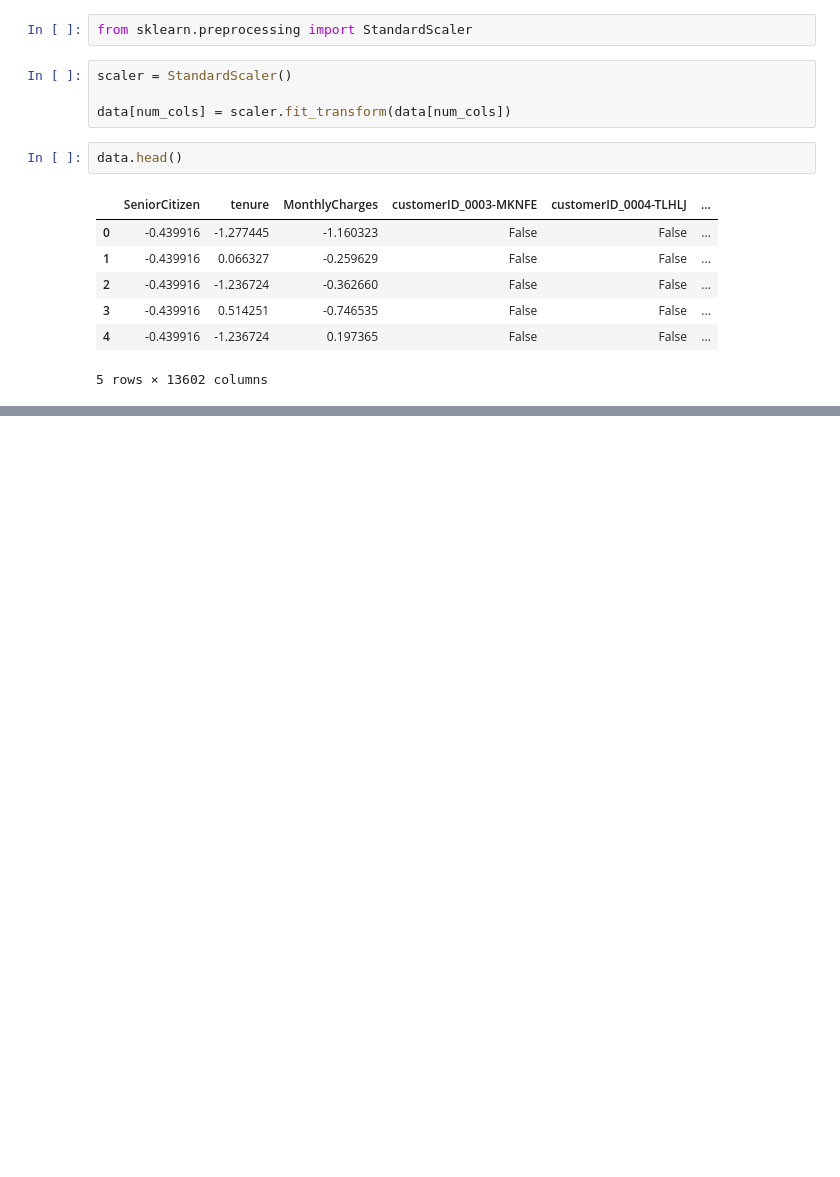
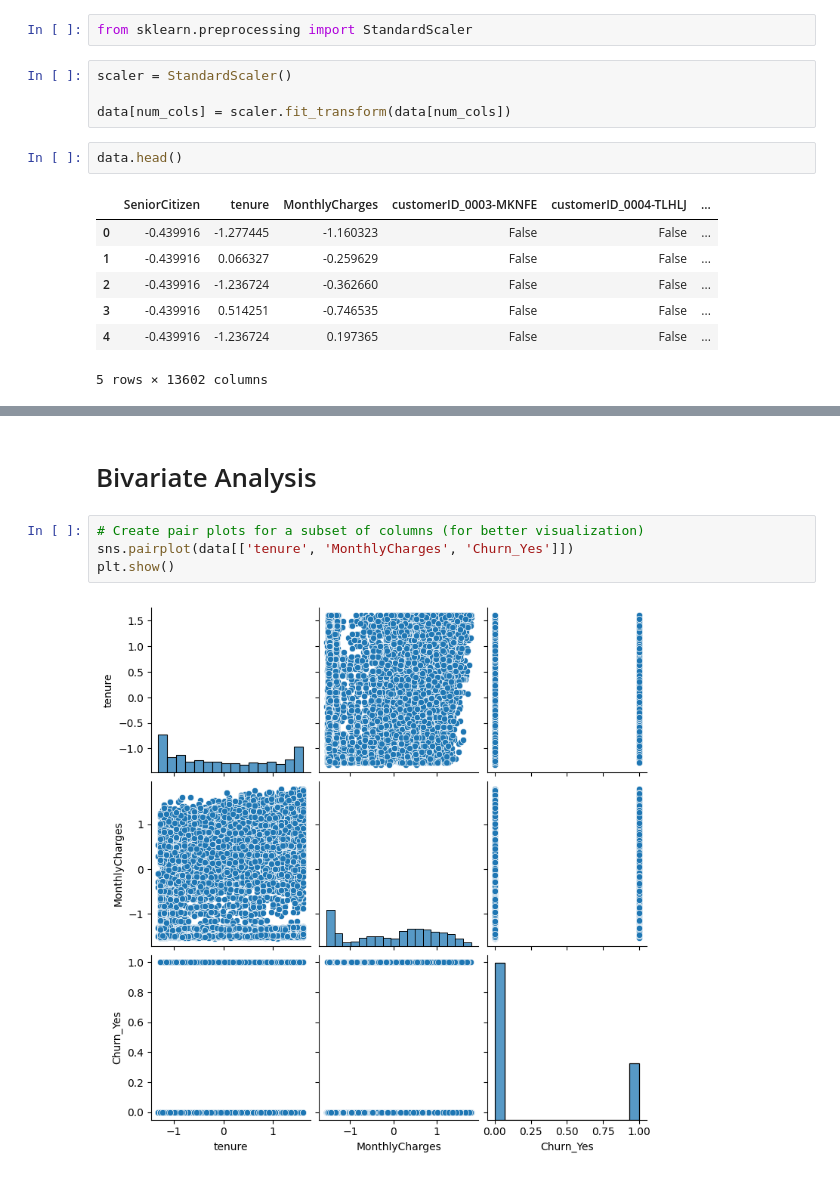
Before and after one commit to naqiK307/Telco-Customer-Churn-Analysis, a Jupyter notebook: Churn_Analysis.ipynb, the cells around one changed output, grey strips where cells are left out. Drawn from its saved outputs; the diff is of its cells as text; blank space fills up the shorter version.

```diff
--- a/Churn_Analysis.ipynb
+++ b/Churn_Analysis.ipynb
@@ -116,0 +129,8 @@ data.head()
+# %% [markdown]
+# Bivariate Analysis
+# %%
+# Create pair plots for a subset of columns (for better visualization)
+sns.pairplot(data[['tenure', 'MonthlyCharges', 'Churn_Yes']])
+plt.show()
+# %% [output]
+[figure, added]
```
Also changed, not shown: parts of 6 cells of this notebook.
